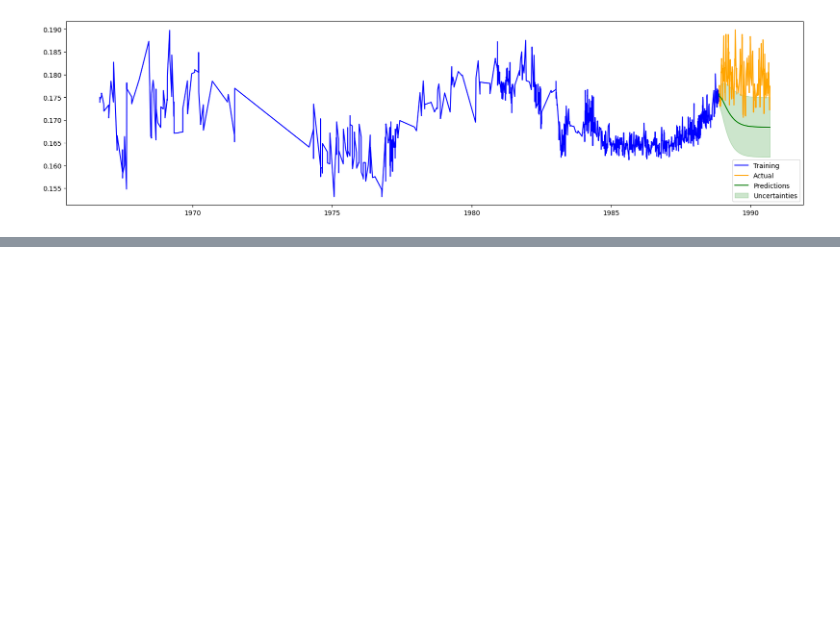
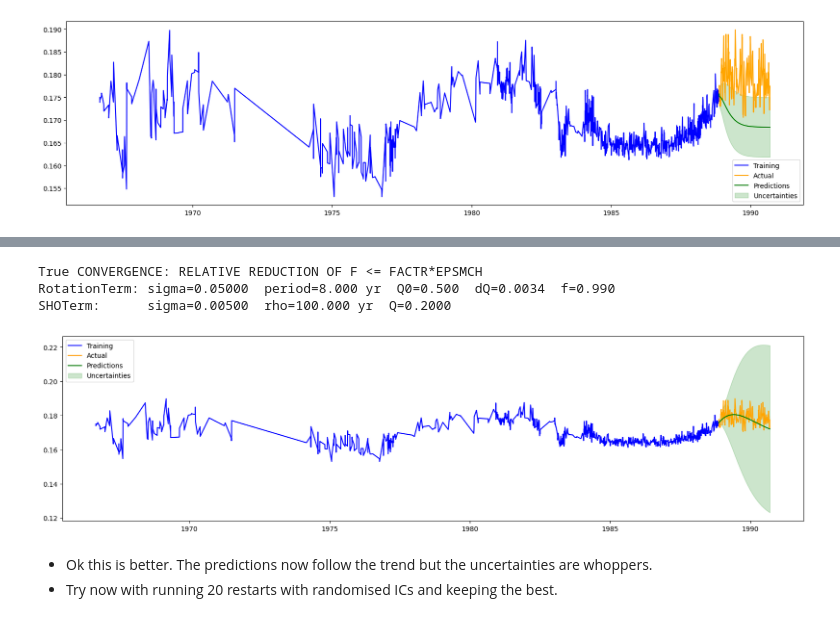
Before and after one commit to JoeyWee1/SolarCycleForecasting, a Jupyter notebook: WGPR.ipynb, the cells around one changed output, grey strips where cells are left out. Cells and saved outputs as stored; diff of their text form; code cells hidden in the pictures; blank space fills up the shorter version.

```diff
--- a/WGPR.ipynb
+++ b/WGPR.ipynb
@@ -311,7 +331,7 @@ train_std  = train_df["sind"].std()
 # quasii-periodic kernel: RotationTerm = two SHO terms
 initial_params = {
     "rot_sigma": train_std, # amplitude near observed variability
-    "rot_period": 11, # solar cycle
+    "rot_period": 10.57, # solar cycle
     "rot_Q0": 1, # the quality factor of the decaying oscillation; how fast periods can change from one cycle to the next. q < 0.5 is overdamped > is underdamped
                             # choose 1 to be overdamped: plausible that the cycle is decently coherent in the longer term
     "rot_dQ": 0.01, # the difference in quality factors between the two oscillations in the rotation term. The dQ one has double the frequency
@@ -335,6 +355,17 @@ initial_guess = np.log([
     initial_params["sho_Q"]
 ])
 
+bounds = [
+    (np.log(0.001), np.log(0.05)),   # rot_sigma: near data std
+    (np.log(8.0),   np.log(14.0)),   # rot_period: solar cycle range
+    (np.log(0.5),   np.log(10.0)),   # rot_Q0: force underdamped (>0.5)
+    (np.log(0.001), np.log(5.0)),    # rot_dQ
+    (np.log(0.01),  np.log(0.99)),   # rot_f: fraction in (0,1)
+    (np.log(0.001), np.log(0.02)),   # sho_sigma
+    (np.log(50.0),  np.log(500.0)),  # sho_rho: long-period trend >> 11 yr
+    (np.log(0.01),  np.log(0.49)),   # sho_Q: force overdamped (<0.5)
+]
+
 
 # Adding SHOTerm to the kernel
 kernel = terms.RotationTerm( # Asymmetric decaying oscillation in lag-space
@@ -351,32 +382,40 @@ kernel += terms.SHOTerm( # This looks like a decaying oscillation
 gp = celerite2.GaussianProcess(kernel, mean=train_mean)
 gp.compute(train_df['year'], yerr=1e-3)
 
-gp_res = minimize(NLL, initial_guess, args=(gp, train_df["sind"].to_numpy()), method="L-BFGS-B")
+gp_res = minimize(NLL, initial_guess, args=(gp, train_df["sind"].to_numpy()), method="L-BFGS-B", bounds=bounds)
 gp = set_params(gp_res.x, gp)
 gp.recompute()
 
 best = np.exp(gp_res.x)
 print(gp_res.success, gp_res.message)
 print(f"RotationTerm: sigma={best[0]:.5f}  period={best[1]:.3f} yr  Q0={best[2]:.3f}  dQ={best[3]:.4f}  f={best[4]:.3f}")
 print(f"SHOTerm:      sigma={best[5]:.5f}  rho={best[6]:.3f} yr  Q={best[7]:.4f}")
 
 # now predict
 t_pred = valid_df['year']
 mu_lt, cov_lt = gp.predict(train_df['sind'], t = t_pred, return_var = True) # lt indicates long term component from SHOTerm
 sigma_lt = np.sqrt(cov_lt)
 
 # plot the lt results
 
 results_lt = pd.DataFrame({
     'forecast' : mu_lt,
     'lower'    : mu_lt - sigma_lt,
     'upper'    : mu_lt + sigma_lt,
 }, index=valid_df.index)
 
 plot_predictions(
     trainingset=train_df,
     validset=valid_df,
     results=results_lt
                  )
 
 # sigma=0.00654  period=13.729 yr  Q0=0.000  dQ=0.0022  f=0.115
+# %% [output]
+True CONVERGENCE: RELATIVE REDUCTION OF F <= FACTR*EPSMCH
+RotationTerm: sigma=0.05000  period=8.000 yr  Q0=0.500  dQ=0.0034  f=0.990
+SHOTerm:      sigma=0.00500  rho=100.000 yr  Q=0.2000
+[figure, added]
+# %% [markdown]
+- Ok this is better. The predictions now follow the trend but the uncertainties are whoppers.
+- Try now with running 20 restarts with randomised ICs and keeping the best.
```
Also changed, not shown: parts of 2 cells of this notebook.
